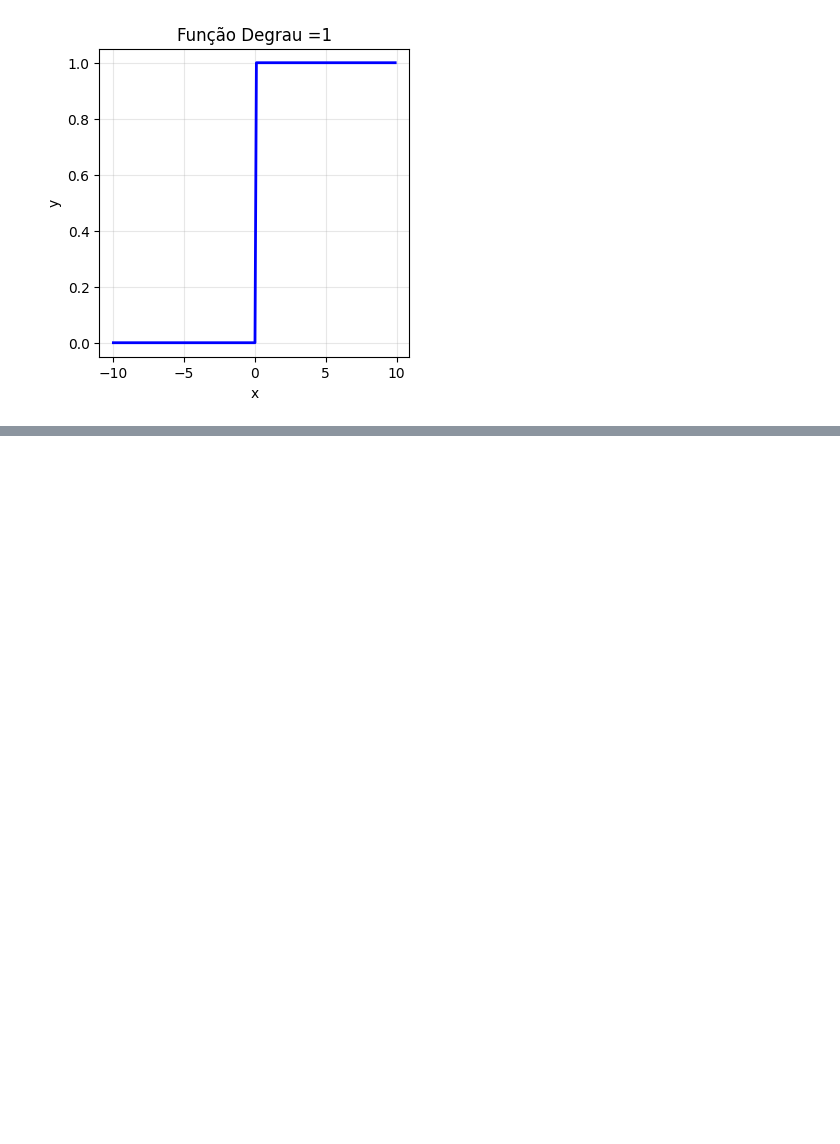
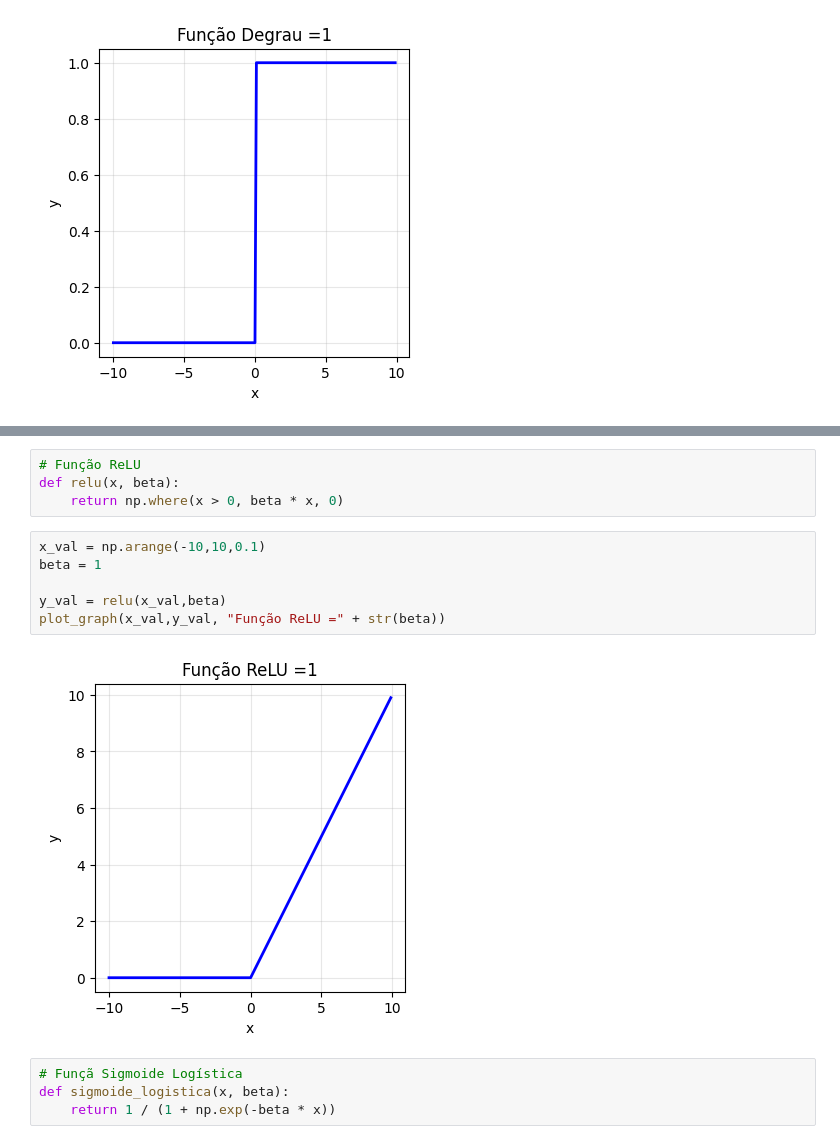
Before and after one commit to SilveiraGustavo/T-picos-Especiais-em-Intelig-ncia-Artificial, a Jupyter notebook: neuron/Neuron.ipynb, the cells around one changed output, grey strips where cells are left out. Cells and saved outputs as stored; diff of their text form; blank space fills up the shorter version.

```diff
--- a/neuron/Neuron.ipynb
+++ b/neuron/Neuron.ipynb
@@ -124,0 +150,16 @@ plot_graph(x_val, Y_val, 'Função Degrau =' + str(beta))
+# %%
+# Função ReLU
+def relu(x, beta):
+    return np.where(x > 0, beta * x, 0)
+# %%
+x_val = np.arange(-10,10,0.1)
+beta = 1
+
+y_val = relu(x_val,beta)
+plot_graph(x_val,y_val, "Função ReLU =" + str(beta))
+# %% [output]
+[figure, added]
+# %%
+# Funçã Sigmoide Logística
+def sigmoide_logistica(x, beta):
+    return 1 / (1 + np.exp(-beta * x))
```
Also changed, not shown: parts of 11 cells of this notebook.
